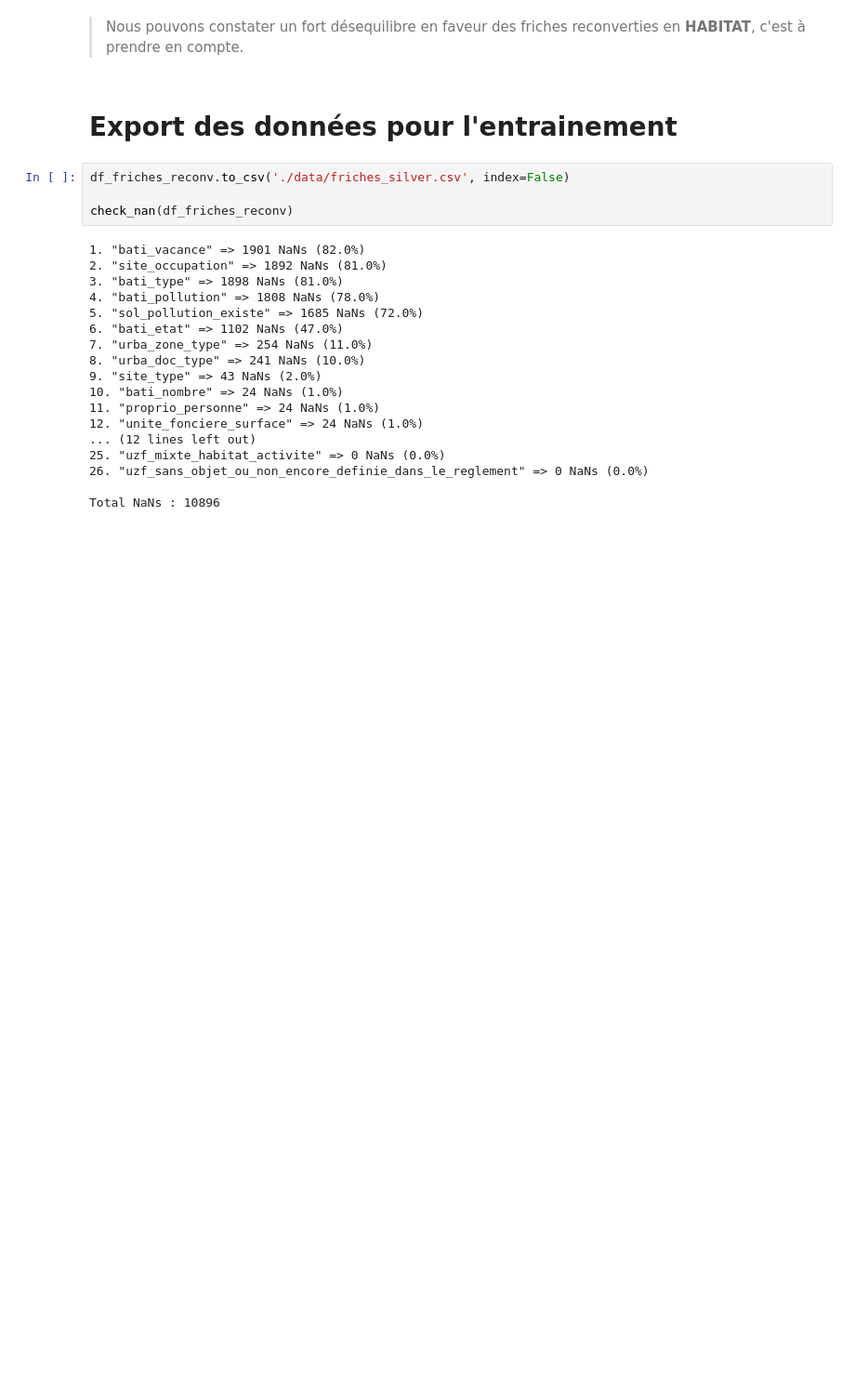
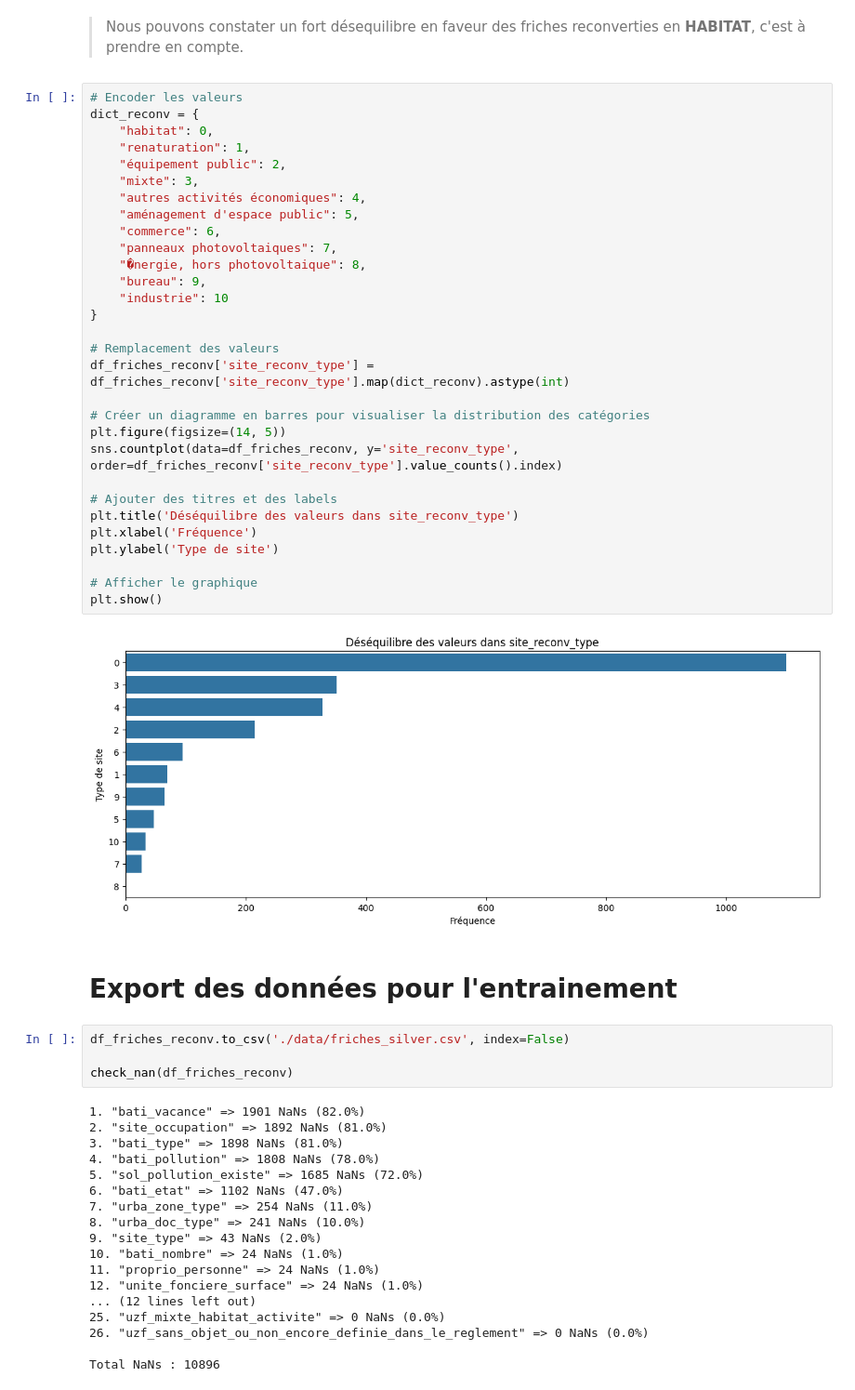
Before and after one commit to heuzef/cartofriches, a Jupyter notebook: profil/ml/ml_cartofriches_preprocess.ipynb, the cells around one changed output. Shown at 93% size. Cells and saved outputs as stored; diff of their text form; blank space fills up the shorter version.

```diff
--- a/profil/ml/ml_cartofriches_preprocess.ipynb
+++ b/profil/ml/ml_cartofriches_preprocess.ipynb
@@ -790,5 +875,37 @@ Name: site_reconv_type, dtype: object
 # %% [markdown]
 > Nous pouvons constater un fort désequilibre en faveur des friches reconverties en **HABITAT**, c'est à prendre en compte.
+# %%
+# Encoder les valeurs
+dict_reconv = {
+    "habitat": 0,
+    "renaturation": 1,
+    "équipement public": 2,
+    "mixte": 3,
+    "autres activités économiques": 4,
+    "aménagement d'espace public": 5,
+    "commerce": 6,
+    "panneaux photovoltaiques": 7,
+    "�nergie, hors photovoltaique": 8,
+    "bureau": 9,
+    "industrie": 10
+}
+
+# Remplacement des valeurs
+df_friches_reconv['site_reconv_type'] = df_friches_reconv['site_reconv_type'].map(dict_reconv).astype(int)
+
+# Créer un diagramme en barres pour visualiser la distribution des catégories
+plt.figure(figsize=(14, 5))
+sns.countplot(data=df_friches_reconv, y='site_reconv_type', order=df_friches_reconv['site_reconv_type'].value_counts().index)
+
+# Ajouter des titres et des labels
+plt.title('Déséquilibre des valeurs dans site_reconv_type')
+plt.xlabel('Fréquence')
+plt.ylabel('Type de site')
+
+# Afficher le graphique
+plt.show()
+# %% [output]
+[figure, added]
 # %% [markdown]
 # Export des données pour l'entrainement
 # %%
```
Also changed, not shown: parts of 18 cells of this notebook, 1 other file.
